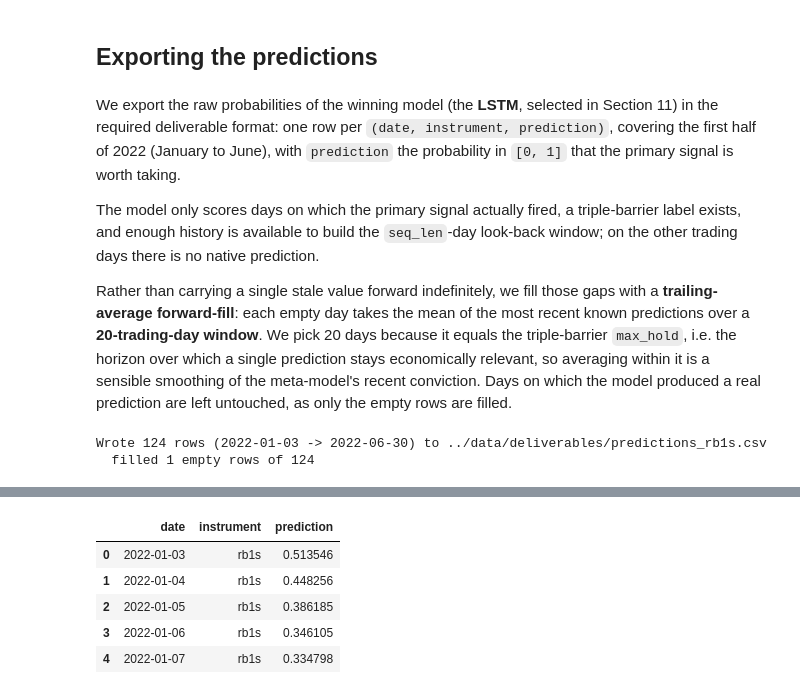
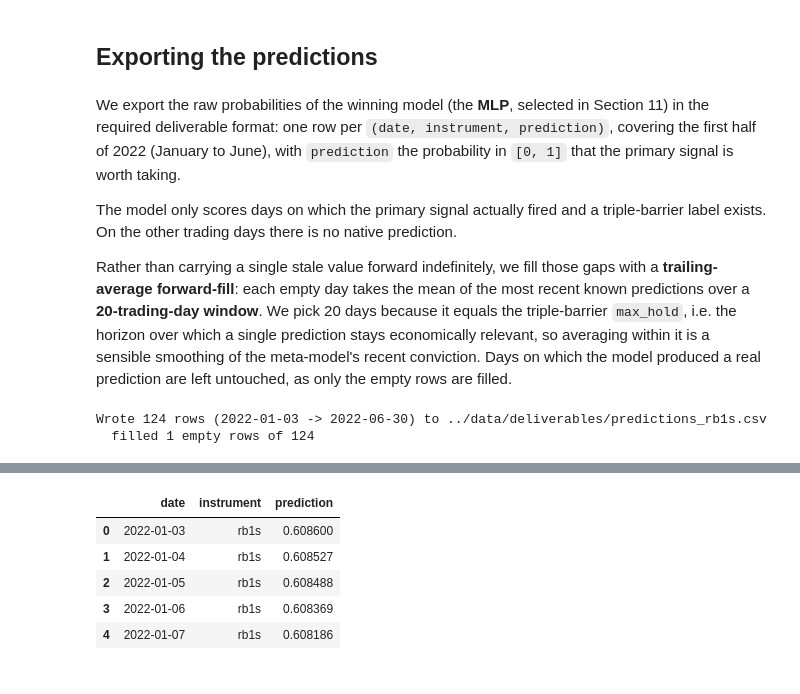
Before and after one commit to Jack-Close/energy-signal-metamodel, a Jupyter notebook: notebooks/2a_rbob_gasoline_model_training.ipynb, the cells around one changed output, grey strips where cells are left out. Drawn from its saved outputs; the diff is of its cells as text; code cells hidden in the pictures.

```diff
--- a/notebooks/2a_rbob_gasoline_model_training.ipynb
+++ b/notebooks/2a_rbob_gasoline_model_training.ipynb
@@ -1636,36 +1616,34 @@ Wrapping up, we do not claim a broad or dependable set of drivers here. The usab
 # %% [markdown]
 ## Exporting the predictions
 # %% [markdown]
-We export the raw probabilities of the winning model (the **LSTM**, selected in Section 11) in the required deliverable format: one row per `(date, instrument, prediction)`, covering the first half of 2022 (January to June), with `prediction` the probability in `[0, 1]` that the primary signal is worth taking.
+We export the raw probabilities of the winning model (the **MLP**, selected in Section 11) in the required deliverable format: one row per `(date, instrument, prediction)`, covering the first half of 2022 (January to June), with `prediction` the probability in `[0, 1]` that the primary signal is worth taking.
 
-The model only scores days on which the primary signal actually fired, a triple-barrier label exists, and enough history is available to build the `seq_len`-day look-back window; on the other trading days there is no native prediction.
+The model only scores days on which the primary signal actually fired and a triple-barrier label exists. On the other trading days there is no native prediction.
 
 Rather than carrying a single stale value forward indefinitely, we fill those gaps with a **trailing-average forward-fill**: each empty day takes the mean of the most recent known predictions over a **20-trading-day window**. We pick 20 days because it equals the triple-barrier `max_hold`, i.e. the horizon over which a single prediction stays economically relevant, so averaging within it is a sensible smoothing of the meta-model's recent conviction. Days on which the model produced a real prediction are left untouched, as only the empty rows are filled.
 # %%
-# Deliverable: raw predictions of the winning model (LSTM) as
+# Deliverable: raw predictions of the winning model (MLP) as
 # date,instrument,prediction (see original_coursework.md). Covers H1 2022 (January to June).
 INSTRUMENT     = 'rb1s'
 EXPORT_START   = '2022-01-01'
 EXPORT_END     = '2022-06-30'
 FILL_WINDOW    = 20  # trading days, = triple-barrier max_hold (the prediction's relevance horizon)
 
-# 1. Winning model = LSTM. It scores the last seq_len scaled days before each entry, so we
-#    rebuild the test sequences keeping their entry dates, then predict.
-seq_len = int(best_lstm_params['seq_len'])
-X_seq_exp, _, seq_dates = build_sequences(full_X_sc, y_test, seq_len)
-lstm_pred = pd.Series(
-    final_lstm.predict(X_seq_exp, verbose=0).flatten(),
-    index=pd.DatetimeIndex(seq_dates),
+# 1. Winning model = MLP. It is point-in-time and consumes the scaled feature matrix, so it scores
+#    every test day on which the signal fired (the rows of X_test_gasoline / X_te_sc).
+mlp_pred = pd.Series(
+    final_mlp.predict(X_te_sc, verbose=0).flatten(),
+    index=X_test_gasoline.index,
     name='prediction',
 ).sort_index()
 
 # 2. Full trading calendar for the deliverable window, taken from the gasoline price index.
 calendar = gasoline_close.loc[EXPORT_START:EXPORT_END].index
-pred = lstm_pred.reindex(calendar)
+pred = mlp_pred.reindex(calendar)
 
-# 3. Fill empty rows (no signal / no look-back window that day) with a trailing average over the
-#    last FILL_WINDOW known predictions, forward-filled into the gaps. Real predictions untouched.
-known         = lstm_pred.dropna()
+# 3. Fill empty rows (no signal that day) with a trailing average over the last FILL_WINDOW known
+#    predictions, forward-filled into the gaps. Real predictions are left untouched.
+known         = mlp_pred.dropna()
 trailing_avg  = known.rolling(FILL_WINDOW, min_periods=1).mean()
 trailing_full = trailing_avg.reindex(calendar).ffill()
 pred = pred.fillna(trailing_full).fillna(known.mean()).clip(0, 1)
@@ -1683,7 +1661,7 @@ export = export[['date', 'instrument', 'prediction']]
 out_path = '../data/deliverables/predictions_rb1s.csv'
 export.to_csv(out_path, index=False)
 print(f'Wrote {len(export)} rows ({export["date"].min()} -> {export["date"].max()}) to {out_path}')
-print(f'  filled {pred.size - lstm_pred.reindex(calendar).notna().sum()} empty rows of {pred.size}')
+print(f'  filled {pred.size - mlp_pred.reindex(calendar).notna().sum()} empty rows of {pred.size}')
 export.head()
 # %% [output]
 Wrote 124 rows (2022-01-03 -> 2022-06-30) to ../data/deliverables/predictions_rb1s.csv
@@ -1693,6 +1671,6 @@ Wrote 124 rows (2022-01-03 -> 2022-06-30) to ../data/deliverables/predictions_rb
 |  | date | instrument | prediction |
-| 0 | 2022-01-03 | rb1s | 0.513546 |
-| 1 | 2022-01-04 | rb1s | 0.448256 |
-| 2 | 2022-01-05 | rb1s | 0.386185 |
-| 3 | 2022-01-06 | rb1s | 0.346105 |
-| 4 | 2022-01-07 | rb1s | 0.334798 |
+| 0 | 2022-01-03 | rb1s | 0.608600 |
+| 1 | 2022-01-04 | rb1s | 0.608527 |
+| 2 | 2022-01-05 | rb1s | 0.608488 |
+| 3 | 2022-01-06 | rb1s | 0.608369 |
+| 4 | 2022-01-07 | rb1s | 0.608186 |
```
Also changed, not shown: parts of 16 cells of this notebook, 4 other files.
